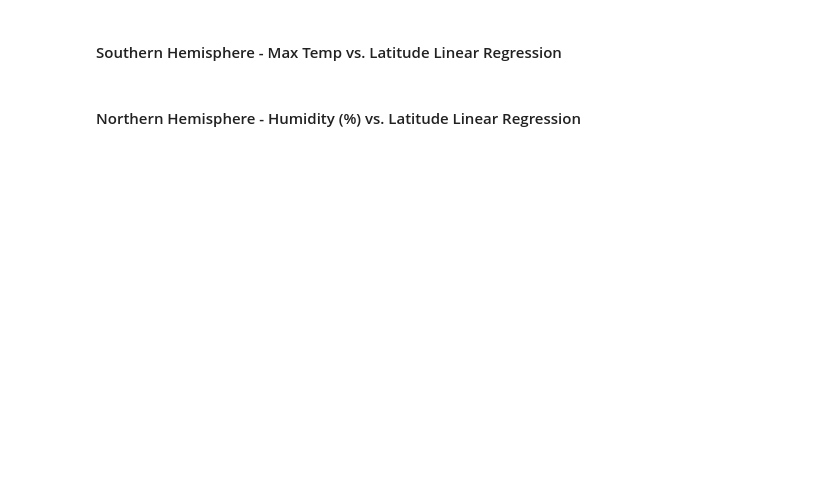
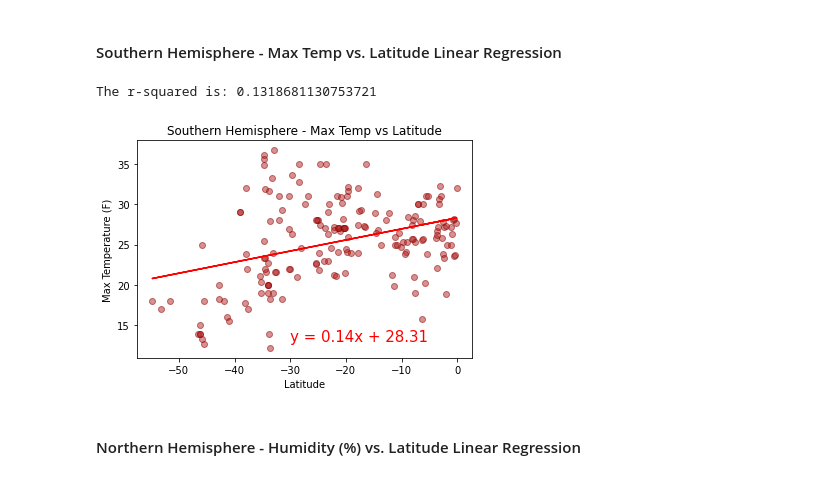
Before and after one commit to c-kleerun/python-api-challenge, a Jupyter notebook: WeatherPy/WeatherPy.ipynb, the cells around one changed output. Saved outputs shown, nothing was run; the diff lists cells and outputs as text; code cells hidden in the pictures; blank space fills up the shorter version.

```diff
--- a/WeatherPy/WeatherPy.ipynb
+++ b/WeatherPy/WeatherPy.ipynb
@@ -272,4 +280,29 @@ plt.show()
 # %% [markdown]
 ####  Southern Hemisphere - Max Temp vs. Latitude Linear Regression
+# %%
+x_values = s_hemi['Lat']
+y_values = s_hemi['Max Temp']
+t_slope, t_intercept, t_rvalue, t_pvalue, t_stderr = linregress(x_values, y_values)
+regress_values = x_values * t_slope + t_intercept
+
+line_eq = "y = " + str(round(t_slope,2)) + "x + " + str(round(t_intercept,2))
+
+plt.scatter(x_values,y_values, facecolor = 'firebrick',
+            alpha = .5, edgecolor='darkred')
+plt.plot(x_values,regress_values,"r-")
+
+plt.annotate(line_eq, (-30, 13), fontsize=15, color="red")
+
+plt.title('Southern Hemisphere - Max Temp vs Latitude')
+plt.xlabel('Latitude')
+plt.ylabel('Max Temperature (F)')
+
+print(f"The r-squared is: {t_rvalue**2}")
+plt.savefig('../output_data/sh_lat_max.png')
+
+plt.show()
+# %% [output]
+The r-squared is: 0.1318681130753721
+[figure, added]
 # %% [markdown]
 ####  Northern Hemisphere - Humidity (%) vs. Latitude Linear Regression
```
Also changed, not shown: parts of 17 cells of this notebook, 10 other files.
